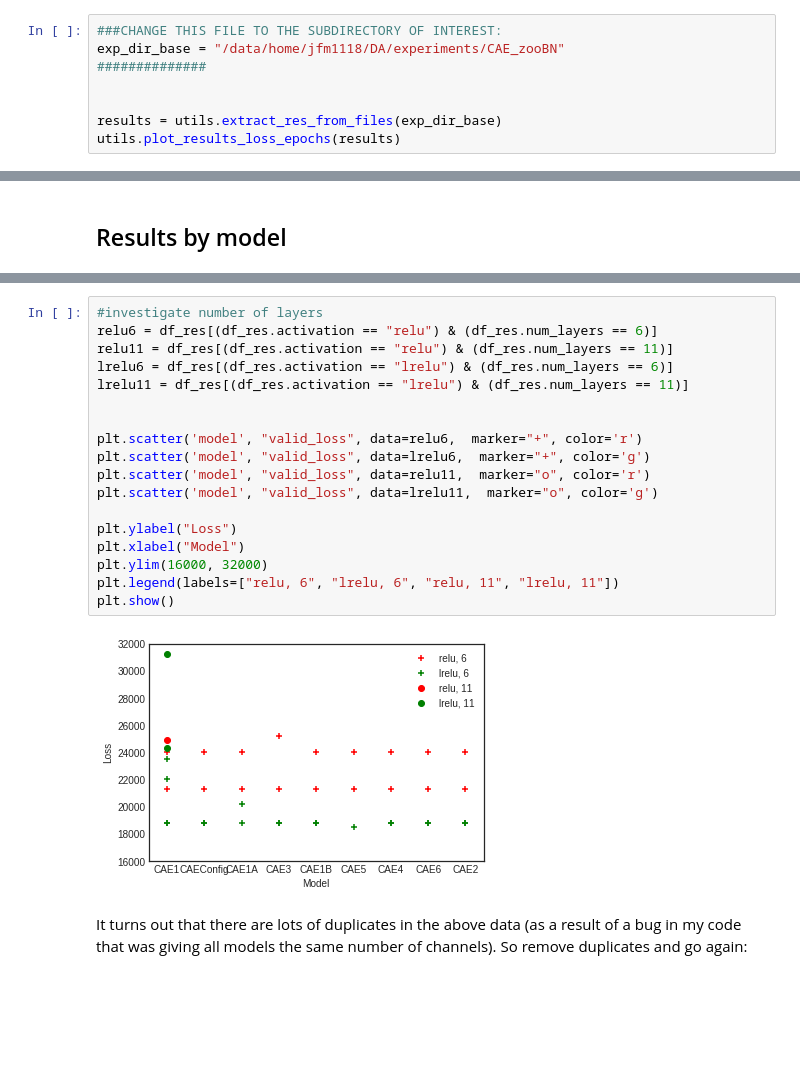
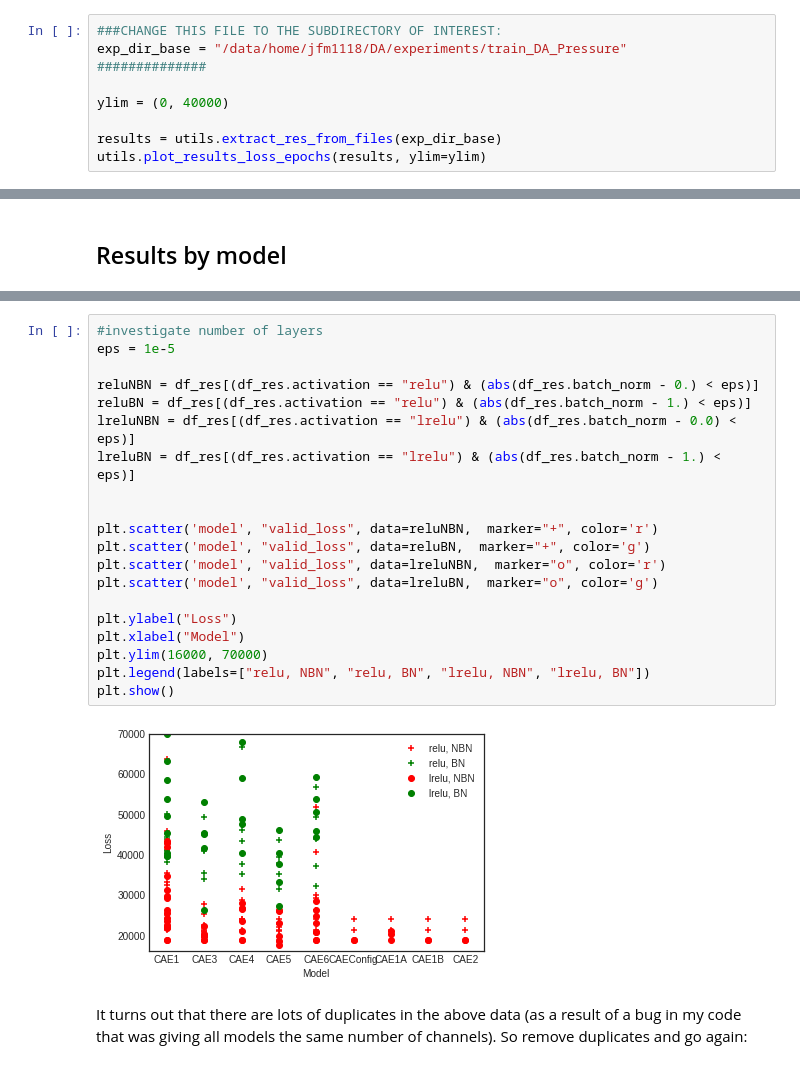
Before and after one commit to julianmack/Data_Assimilation, a Jupyter notebook: notebooks/CAE_zoo_analysis.ipynb, the cells around one changed output, grey strips where cells are left out. Drawn from its saved outputs; the diff is of its cells as text; blank space fills up the shorter version.

```diff
--- a/notebooks/CAE_zoo_analysis.ipynb
+++ b/notebooks/CAE_zoo_analysis.ipynb
@@ -18,10 +13,11 @@ import pipeline
 ## Plot Validation and Train loss
 # %%
 ###CHANGE THIS FILE TO THE SUBDIRECTORY OF INTEREST:
-exp_dir_base = "/data/home/jfm1118/DA/experiments/CAE_zooBN"
+exp_dir_base = "/data/home/jfm1118/DA/experiments/train_DA_Pressure"
 ##############
 
+ylim = (0, 40000)
 
 results = utils.extract_res_from_files(exp_dir_base)
-utils.plot_results_loss_epochs(results)
+utils.plot_results_loss_epochs(results, ylim=ylim)
 # %% [output]
@@ -73,23 +97,25 @@ plt.show()
 # %%
 #investigate number of layers
-relu6 = df_res[(df_res.activation == "relu") & (df_res.num_layers == 6)]
-relu11 = df_res[(df_res.activation == "relu") & (df_res.num_layers == 11)]
-lrelu6 = df_res[(df_res.activation == "lrelu") & (df_res.num_layers == 6)]
-lrelu11 = df_res[(df_res.activation == "lrelu") & (df_res.num_layers == 11)]
+eps = 1e-5
+
+reluNBN = df_res[(df_res.activation == "relu") & (abs(df_res.batch_norm - 0.) < eps)]
+reluBN = df_res[(df_res.activation == "relu") & (abs(df_res.batch_norm - 1.) < eps)]
+lreluNBN = df_res[(df_res.activation == "lrelu") & (abs(df_res.batch_norm - 0.0) < eps)]
+lreluBN = df_res[(df_res.activation == "lrelu") & (abs(df_res.batch_norm - 1.) < eps)]
 
 
-plt.scatter('model', "valid_loss", data=relu6,  marker="+", color='r')
-plt.scatter('model', "valid_loss", data=lrelu6,  marker="+", color='g')
-plt.scatter('model', "valid_loss", data=relu11,  marker="o", color='r')
-plt.scatter('model', "valid_loss", data=lrelu11,  marker="o", color='g')
+plt.scatter('model', "valid_loss", data=reluNBN,  marker="+", color='r')
+plt.scatter('model', "valid_loss", data=reluBN,  marker="+", color='g')
+plt.scatter('model', "valid_loss", data=lreluNBN,  marker="o", color='r')
+plt.scatter('model', "valid_loss", data=lreluBN,  marker="o", color='g')
 
 plt.ylabel("Loss")
 plt.xlabel("Model")
-plt.ylim(16000, 32000)
-plt.legend(labels=["relu, 6", "lrelu, 6", "relu, 11", "lrelu, 11"])
+plt.ylim(16000, 70000)
+plt.legend(labels=["relu, NBN", "relu, BN", "lrelu, NBN", "lrelu, BN"])
 plt.show()
 # %% [output]
-[figure, old version]
+[figure, new version]
 # %% [markdown]
 It turns out that there are lots of duplicates in the above data (as a result of a bug in my code that was giving all models the same number of channels). So remove duplicates and go again:
 # %% [markdown]
```
Also changed, not shown: parts of 20 cells of this notebook, 3 other files.
